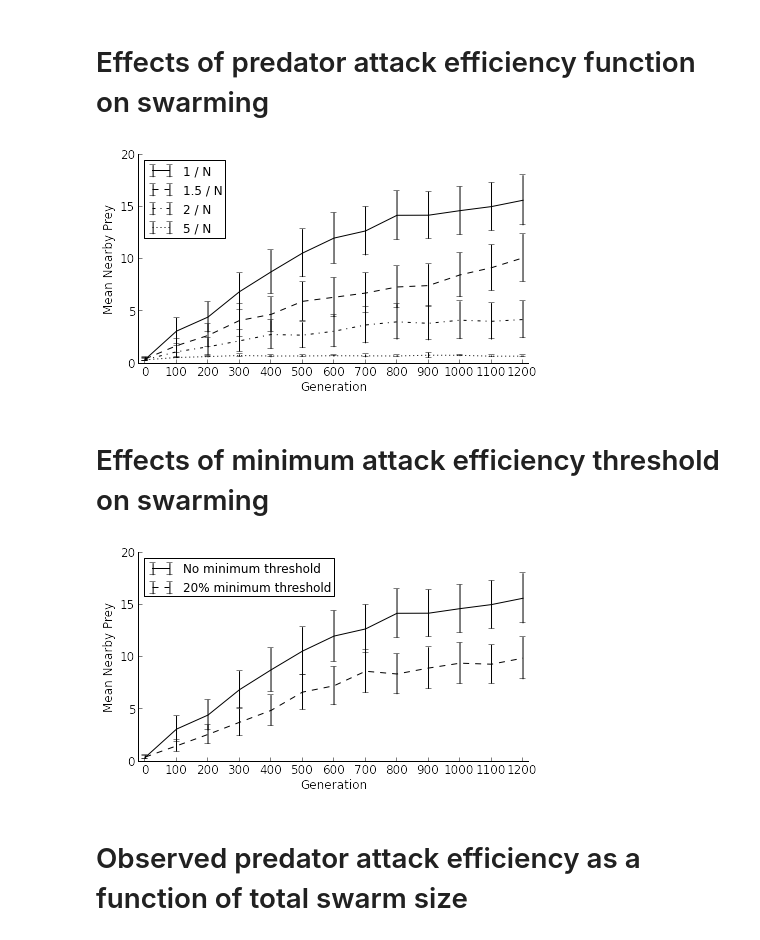
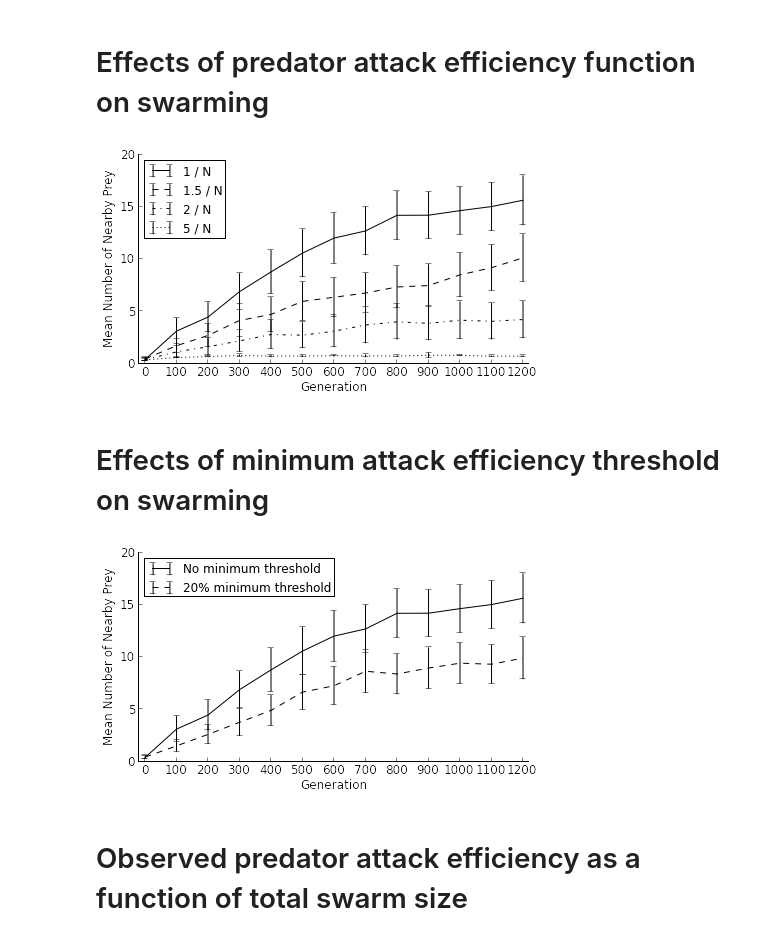
Before and after one commit to adamilab/eos-data, a Jupyter notebook: Predator Confusion Final Graphs.ipynb, the cells around one changed output. Cells and saved outputs as stored; diff of their text form; code cells hidden in the pictures.

```diff
--- a/Predator Confusion Final Graphs.ipynb
+++ b/Predator Confusion Final Graphs.ipynb
@@ -421,7 +421,7 @@ for column in meanDFs[key].columns:
         figure(figsize=(7, 3.75), frameon=False)
 
         if column == "swarm_density_count":
-            ylabel("Mean Nearby Prey", fontsize="12")
+            ylabel("Mean Number of Nearby Prey", fontsize="12")
 
         ax = axes()
         ax.spines['top'].set_visible(False)
@@ -510,7 +510,7 @@ for column in meanDFs[key].columns:
         ax.get_xaxis().tick_bottom()
         ax.get_yaxis().tick_left()
         #title(column.replace("_", " ").title() + " at end of run")
-        ylabel("Mean Nearby Prey", fontsize="12")
+        ylabel("Mean Number of Nearby Prey", fontsize="12")
         xlabel("Predator Handling Time (simulation time steps)", fontsize="12")
         xlim(0, len(keyList) + 1)
         xticks(range(1, len(keyList) + 1), ["0", "1", "2", "3", "4", "5", "10"], fontsize="12")
@@ -674,7 +674,7 @@ for column in meanDFs[key].columns:
         figure(figsize=(7, 3.75), frameon=False)
 
         if column == "swarm_density_count":
-            ylabel("Mean Nearby Prey", fontsize="12")
+            ylabel("Mean Number of Nearby Prey", fontsize="12")
             ylim(-1, 25)
         elif column == "num_attacks":
             ylabel("Number of Attacks by Predator", fontsize="12")
@@ -794,7 +794,7 @@ for column in meanDFs[key].columns:
         figure(figsize=(7, 3.75), frameon=False)
 
         if column == "swarm_density_count":
-            ylabel("Mean Nearby Prey", fontsize="12")
+            ylabel("Mean Number of Nearby Prey", fontsize="12")
 
         ax = axes()
         ax.spines['top'].set_visible(False)
@@ -829,7 +829,7 @@ for column in meanDFs[key].columns:
         legend(loc=2, prop={'size':12})
         savefig("coevolution-of-swarming/final-graphs/swarm-density-count-attack-efficiency.pdf")
 # %% [output]
-[figure, old version]
+[figure, new version]
 # %% [markdown]
 # Effects of minimum attack efficiency threshold on swarming
 # %%
@@ -880,36 +880,36 @@ for column in meanDFs[key].columns:
         figure(figsize=(7, 3.75), frameon=False)
 
         if column == "swarm_density_count":
-            ylabel("Mean Nearby Prey", fontsize="12")
+            ylabel("Mean Number of Nearby Prey", fontsize="12")
 
         ax = axes()
         ax.spines['top'].set_visible(False)
         ax.spines['right'].set_visible(False)
         ax.get_xaxis().tick_bottom()
         ax.get_yaxis().tick_left()
 
         xticks(np.arange(0, 1201, 100), fontsize="12")
         yticks(fontsize="12")
         xlim(-20, 1220)
         xlabel("Generation", fontsize="12")
 
         for key in keyList:
 
             keyLabel = None
 
             if key == "swarm-sd30-confusion-multiplier1":
                 keyLabel = "No minimum threshold"
                 barFormat = "k-"
             elif key == "swarm-sd30-confusion-multiplier1-min-attack-efficiency0.2":
                 keyLabel = "20% minimum threshold"
                 barFormat = "k--"
 
             errorbar(x=meanDFs[key]["generation"][::100], y=meanDFs[key][column][::100], yerr=stderrDFs[key][column][::100], label=keyLabel, fmt=barFormat, ms=10)
 
         legend(loc=2, prop={'size':12})
         savefig("coevolution-of-swarming/final-graphs/swarm-density-count-min-threshold.pdf")
 # %% [output]
-[figure, old version]
+[figure, new version]
 # %% [markdown]
 # Observed predator attack efficiency as a function of total swarm size
 # %%
```
Also changed, not shown: parts of 4 cells of this notebook, 6 other files.
